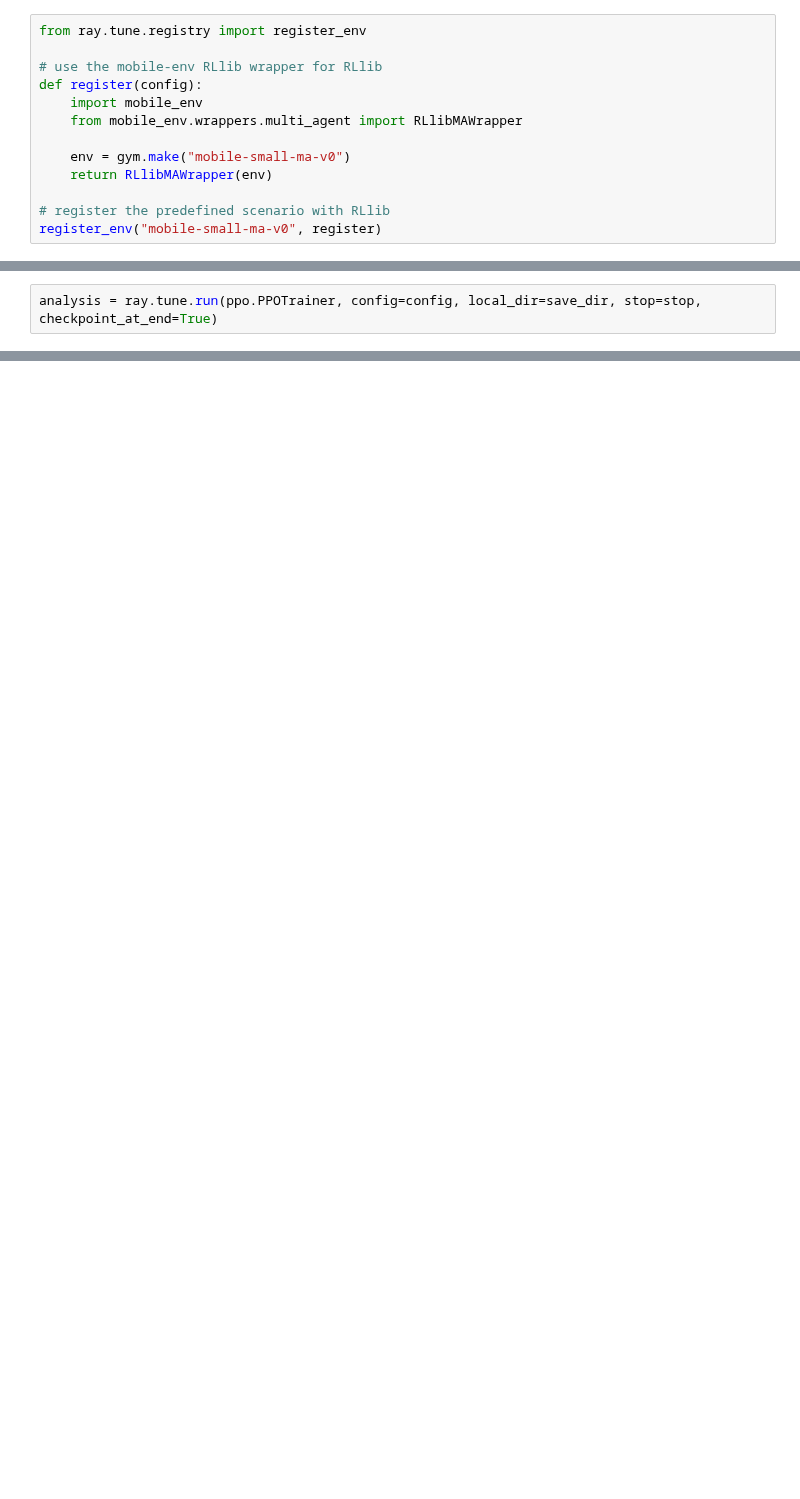
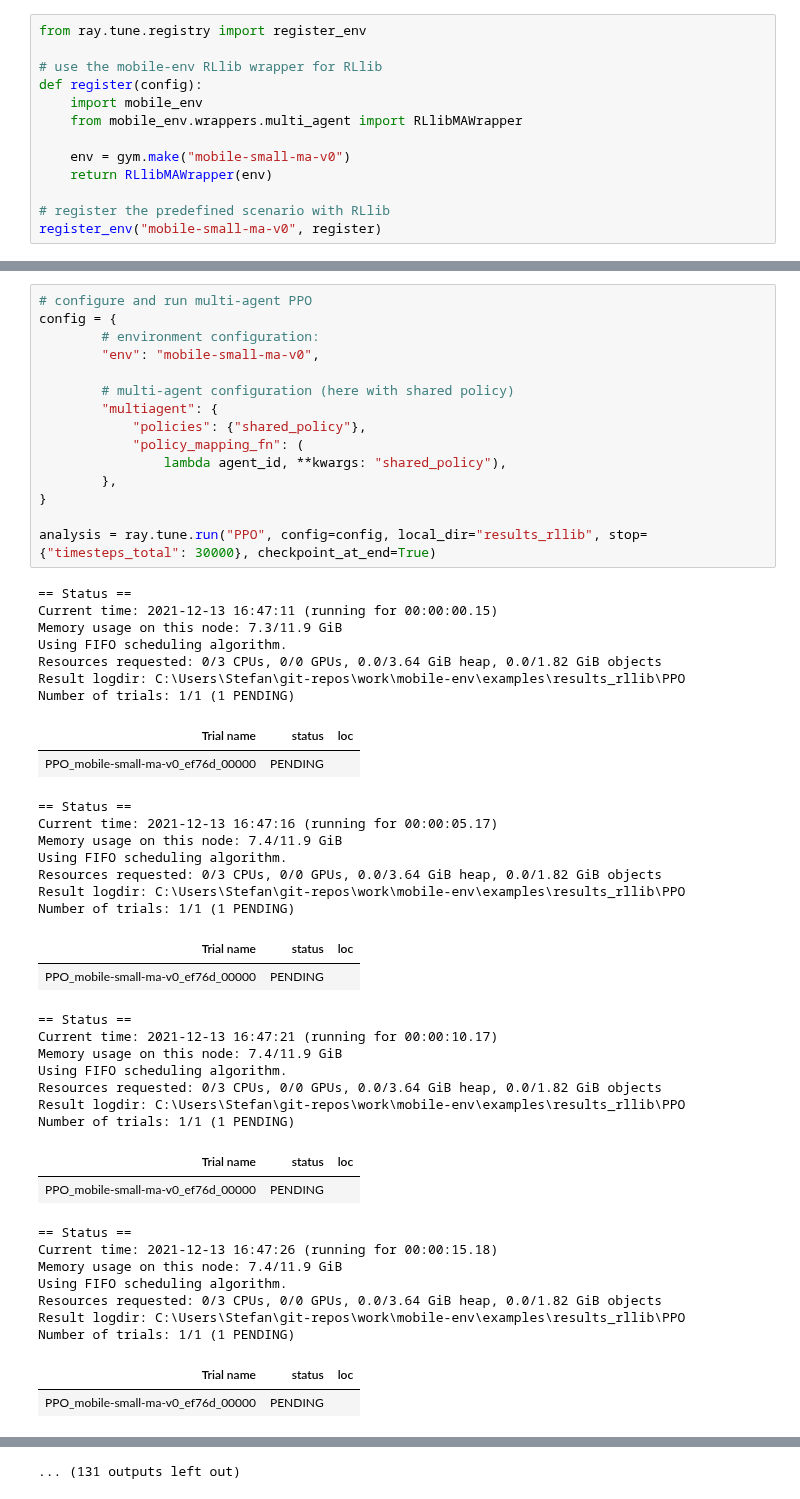
Before and after one commit to stefanbschneider/mobile-env, a Jupyter notebook: examples/demo.ipynb, the cells around one changed output, grey strips where cells are left out. Cells and saved outputs as stored; diff of their text form; blank space fills up the shorter version.

```diff
--- a/examples/demo.ipynb
+++ b/examples/demo.ipynb
@@ -556,2 +560,52 @@ ray.init(
-# %%
-analysis = ray.tune.run(ppo.PPOTrainer, config=config, local_dir=save_dir, stop=stop, checkpoint_at_end=True)
+# %%
+# configure and run multi-agent PPO
+config = {
+        # environment configuration:
+        "env": "mobile-small-ma-v0",
+
+        # multi-agent configuration (here with shared policy)
+        "multiagent": {
+            "policies": {"shared_policy"},
+            "policy_mapping_fn": (
+                lambda agent_id, **kwargs: "shared_policy"),
+        },
+}
+
+analysis = ray.tune.run("PPO", config=config, local_dir="results_rllib", stop={"timesteps_total": 30000}, checkpoint_at_end=True)
+# %% [output]
+== Status ==
+Current time: 2021-12-13 16:47:11 (running for 00:00:00.15)
+Memory usage on this node: 7.3/11.9 GiB
+Using FIFO scheduling algorithm.
+Resources requested: 0/3 CPUs, 0/0 GPUs, 0.0/3.64 GiB heap, 0.0/1.82 GiB objects
+Result logdir: C:\Users\Stefan\git-repos\work\mobile-env\examples\results_rllib\PPO
+Number of trials: 1/1 (1 PENDING)
+| Trial name | status | loc |
+| PPO_mobile-small-ma-v0_ef76d_00000 | PENDING |  |
+== Status ==
+Current time: 2021-12-13 16:47:16 (running for 00:00:05.17)
+Memory usage on this node: 7.4/11.9 GiB
+Using FIFO scheduling algorithm.
+Resources requested: 0/3 CPUs, 0/0 GPUs, 0.0/3.64 GiB heap, 0.0/1.82 GiB objects
+Result logdir: C:\Users\Stefan\git-repos\work\mobile-env\examples\results_rllib\PPO
+Number of trials: 1/1 (1 PENDING)
+| Trial name | status | loc |
+| PPO_mobile-small-ma-v0_ef76d_00000 | PENDING |  |
+== Status ==
+Current time: 2021-12-13 16:47:21 (running for 00:00:10.17)
+Memory usage on this node: 7.4/11.9 GiB
+Using FIFO scheduling algorithm.
+Resources requested: 0/3 CPUs, 0/0 GPUs, 0.0/3.64 GiB heap, 0.0/1.82 GiB objects
+Result logdir: C:\Users\Stefan\git-repos\work\mobile-env\examples\results_rllib\PPO
+Number of trials: 1/1 (1 PENDING)
+| Trial name | status | loc |
+| PPO_mobile-small-ma-v0_ef76d_00000 | PENDING |  |
+== Status ==
+Current time: 2021-12-13 16:47:26 (running for 00:00:15.18)
+Memory usage on this node: 7.4/11.9 GiB
+Using FIFO scheduling algorithm.
+Resources requested: 0/3 CPUs, 0/0 GPUs, 0.0/3.64 GiB heap, 0.0/1.82 GiB objects
+Result logdir: C:\Users\Stefan\git-repos\work\mobile-env\examples\results_rllib\PPO
+Number of trials: 1/1 (1 PENDING)
+| Trial name | status | loc |
+| PPO_mobile-small-ma-v0_ef76d_00000 | PENDING |  |
@@ -557,0 +630 @@ analysis = ray.tune.run(ppo.PPOTrainer, config=config, local_dir=save_dir, stop=
+... (131 outputs left out)
```
Also changed, not shown: parts of 27 cells of this notebook.
